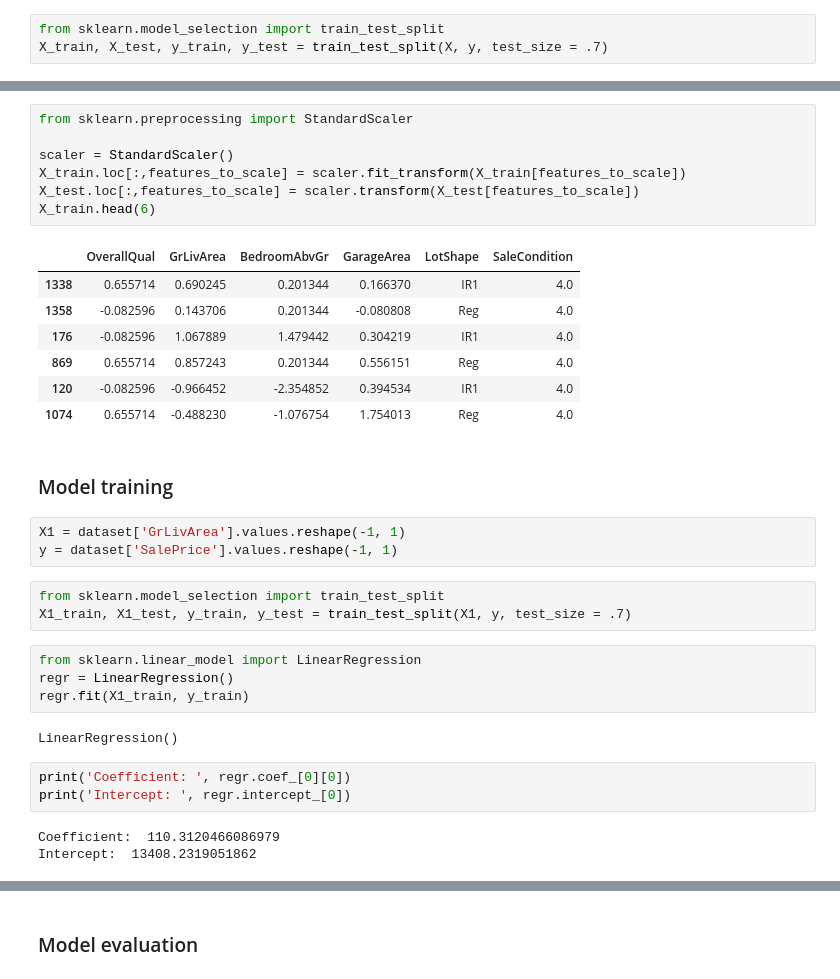
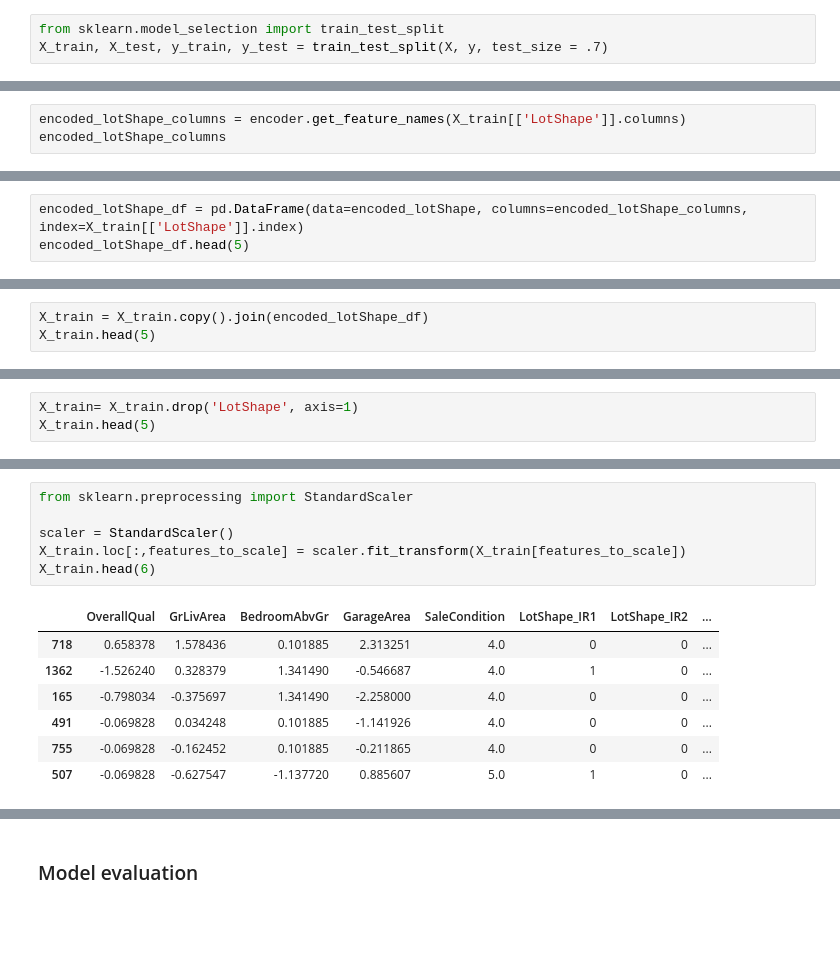
Before and after one commit to Qinghu966/dsp-Qinghua-YE, a Jupyter notebook: notebooks/model-industrialization-1.ipynb, the cells around one changed output, grey strips where cells are left out. Cells and saved outputs as stored; diff of their text form; blank space fills up the shorter version.

```diff
--- a/notebooks/model-industrialization-1.ipynb
+++ b/notebooks/model-industrialization-1.ipynb
@@ -69,0 +83,3 @@ enc_df.head(6)
+# %%
+encoded_lotShape_columns = encoder.get_feature_names(X_train[['LotShape']].columns)
+encoded_lotShape_columns
@@ -69,0 +89,3 @@ enc_df.head(6)
+# %%
+encoded_lotShape_df = pd.DataFrame(data=encoded_lotShape, columns=encoded_lotShape_columns, index=X_train[['LotShape']].index)
+encoded_lotShape_df.head(5)
@@ -69,0 +99,3 @@ enc_df.head(6)
+# %%
+X_train = X_train.copy().join(encoded_lotShape_df)
+X_train.head(5)
@@ -69,0 +109,3 @@ enc_df.head(6)
+# %%
+X_train= X_train.drop('LotShape', axis=1)
+X_train.head(5)
@@ -81,35 +130,14 @@ X_train[features_to_scale].head(6)
 # %%
 from sklearn.preprocessing import StandardScaler
 
 scaler = StandardScaler()
 X_train.loc[:,features_to_scale] = scaler.fit_transform(X_train[features_to_scale])
-X_test.loc[:,features_to_scale] = scaler.transform(X_test[features_to_scale])
 X_train.head(6)
 # %% [output]
-|  | OverallQual | GrLivArea | BedroomAbvGr | GarageArea | LotShape | SaleCondition |
-| 1338 | 0.655714 | 0.690245 | 0.201344 | 0.166370 | IR1 | 4.0 |
-| 1358 | -0.082596 | 0.143706 | 0.201344 | -0.080808 | Reg | 4.0 |
-| 176 | -0.082596 | 1.067889 | 1.479442 | 0.304219 | IR1 | 4.0 |
-| 869 | 0.655714 | 0.857243 | 0.201344 | 0.556151 | Reg | 4.0 |
-| 120 | -0.082596 | -0.966452 | -2.354852 | 0.394534 | IR1 | 4.0 |
-| 1074 | 0.655714 | -0.488230 | -1.076754 | 1.754013 | Reg | 4.0 |
+|  | OverallQual | GrLivArea | BedroomAbvGr | GarageArea | SaleCondition | LotShape_IR1 | LotShape_IR2 | ... |
+| 718 | 0.658378 | 1.578436 | 0.101885 | 2.313251 | 4.0 | 0 | 0 | ... |
+| 1362 | -1.526240 | 0.328379 | 1.341490 | -0.546687 | 4.0 | 1 | 0 | ... |
+| 165 | -0.798034 | -0.375697 | 1.341490 | -2.258000 | 4.0 | 0 | 0 | ... |
+| 491 | -0.069828 | 0.034248 | 0.101885 | -1.141926 | 4.0 | 0 | 0 | ... |
+| 755 | -0.069828 | -0.162452 | 0.101885 | -0.211865 | 4.0 | 0 | 0 | ... |
+| 507 | -0.069828 | -0.627547 | -1.137720 | 0.885607 | 5.0 | 1 | 0 | ... |
-# %% [markdown]
-### Model training
-# %%
-X1 = dataset['GrLivArea'].values.reshape(-1, 1)
-y = dataset['SalePrice'].values.reshape(-1, 1)
-# %%
-from sklearn.model_selection import train_test_split
-X1_train, X1_test, y_train, y_test = train_test_split(X1, y, test_size = .7)
-# %%
-from sklearn.linear_model import LinearRegression
-regr = LinearRegression()
-regr.fit(X1_train, y_train)
-# %% [output]
-LinearRegression()
-# %%
-print('Coefficient: ', regr.coef_[0][0])
-print('Intercept: ', regr.intercept_[0])
-# %% [output]
-Coefficient:  110.3120466086979
-Intercept:  13408.2319051862
```
Also changed, not shown: parts of 74 cells of this notebook, 10 other files.
